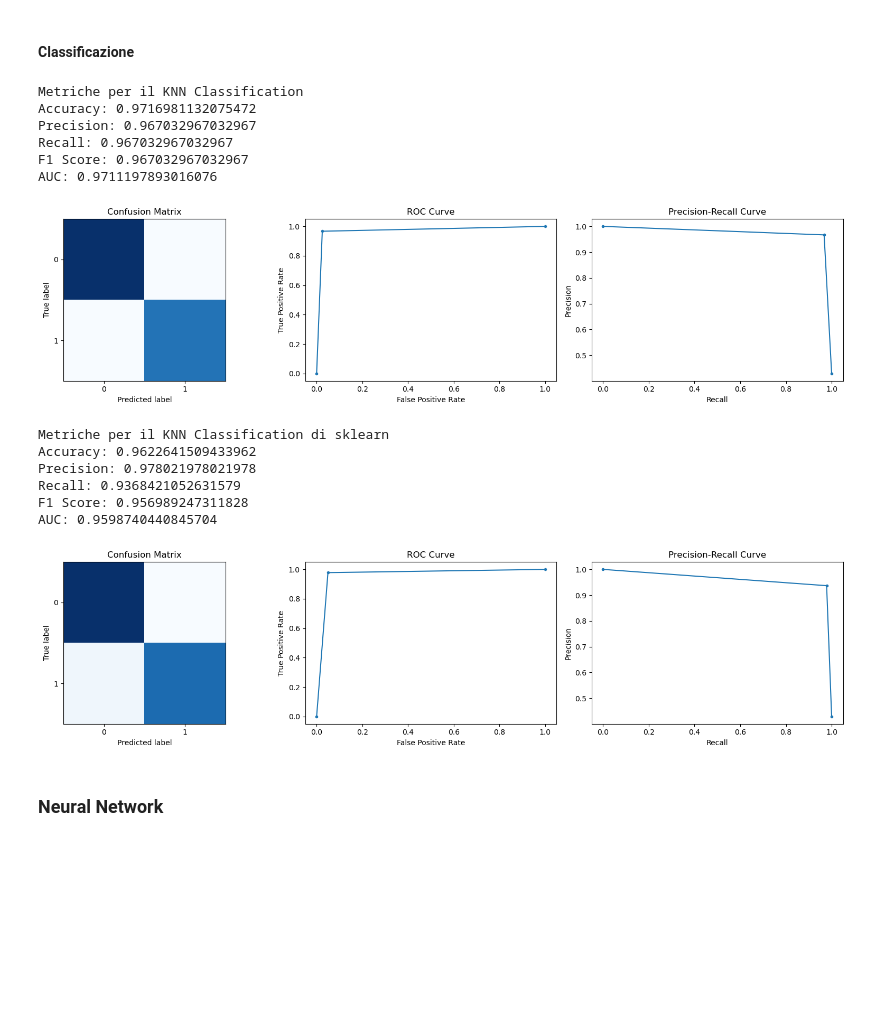
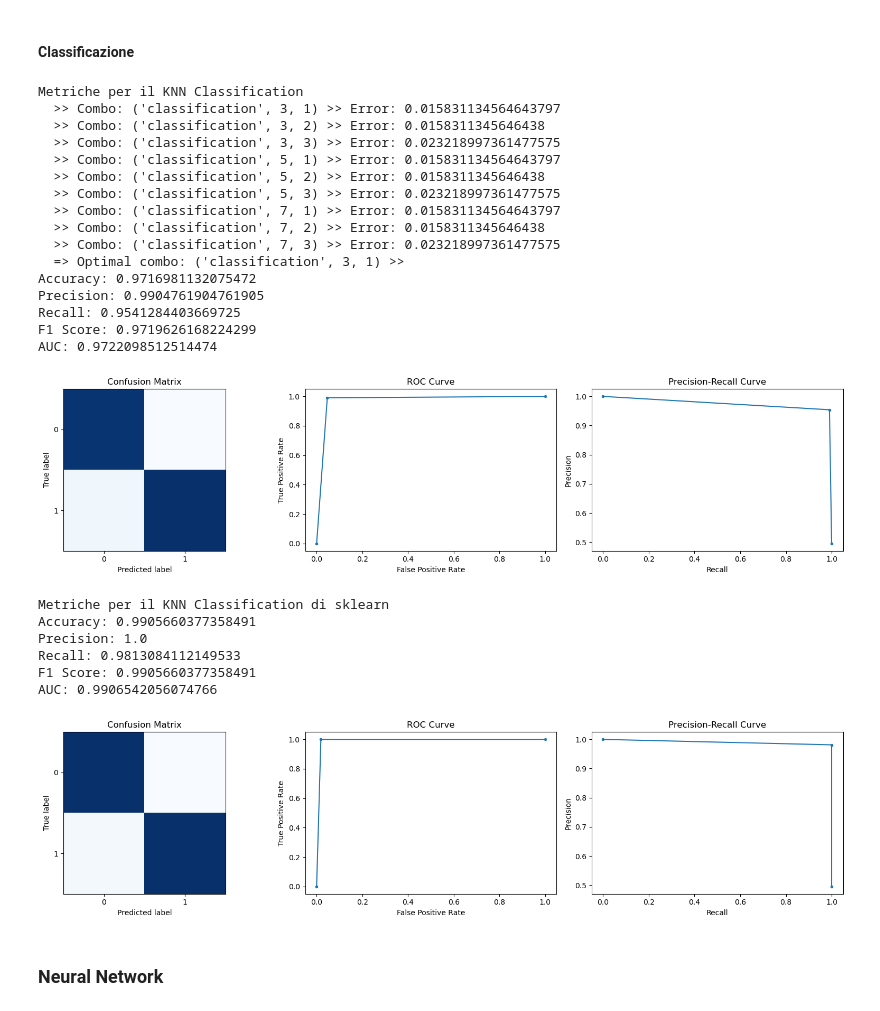
Before and after one commit to alepot55/Predicting-Obesity, a Jupyter notebook: hw1.ipynb, the cells around one changed output. Drawn from its saved outputs; the diff is of its cells as text; code cells hidden in the pictures; blank space fills up the shorter version.

```diff
--- a/hw1.ipynb
+++ b/hw1.ipynb
@@ -372,10 +372,16 @@ def grid_search(x, y, model_class, model_params, k, loss, verbose):  # Grid sear
 
         # Stampa il progresso
         if verbose:
-            print(f"Combo: {combo}, Error: {error}")
+            print(f"  >> Combo: {combo} >> Error: {error}")
 
     # Trova la combinazione di parametri con l'errore minore
-    return combinations[np.argmin(errors)]
+    combo_optim = combinations[np.argmin(errors)]
+
+    # Stampa i parametri ottimali
+    if verbose:
+            print(f"  => Optimal combo: {combo_optim} >>")
+
+    return combo_optim
 
 def model_selection(model_class, model_params, mode, k=5, loss=mean_squared_error, bins=-1, verbose=False, standardization=False,):  # Model selection tramite k-fold cross validation
 
@@ -1377,12 +1511,7 @@ class MyNearestNeighbors:
     def __init__(self, mode, method = None, k=3, p=2): # Inizializza il modello
         self.k = k
         self.p = p
-
-        # Imposta il metodo in base alla modalità
-        if mode == "classification":
-            self.method = "classification"
-        else:
-            self.method = method
+        self.mode = mode
 
     def fit(self, X, Y): # Salva i dati di addestramento
         self.X = X
@@ -1407,9 +1536,9 @@ class MyNearestNeighbors:
 
     def predict(self, X): # Predice i valori in base alla modalità
         indices = np.apply_along_axis(self.NN, 1, X)
-        if self.method == "classification":
+        if self.mode == "classification":
             return self.classify(indices)
-        if self.method == "average":
+        if self.mode == "regression":
             return self.average(indices)
 # %% [markdown]
 #### Regressione
@@ -1457,44 +1595,54 @@ RMSE: 4.468260597168285
 # %%
 # Valutazione del modello KNN per la classificazione
 
 # Il mio modello
 
 model_params = {
     "mode": ["classification"],
-    "k": [5],
-    "p": [2],
+    "k": [3, 5, 7],
+    "p": [1, 2, 3],
 }
 
 print("Metriche per il KNN Classification")
-optim_params["KNN Classification"], classification_results["KNN Classification"] = model_selection(MyNearestNeighbors, model_params, mode="classification")
+optim_params["KNN Classification"], classification_results["KNN Classification"] = model_selection(MyNearestNeighbors, model_params, mode="classification", verbose=True)
 
 # Il modello di sklearn
 
 from sklearn.neighbors import KNeighborsClassifier
 
 n_neighbors = optim_params["KNN Classification"]["k"]
 p = optim_params["KNN Classification"]["p"]
 weights = "uniform"
 
 model = KNeighborsClassifier(n_neighbors=n_neighbors, p=p, weights=weights)
 
 print("\nMetriche per il KNN Classification di sklearn")
 sklearn_results(model, "classification")
 # %% [output]
 Metriche per il KNN Classification
+  >> Combo: ('classification', 3, 1) >> Error: 0.015831134564643797
+  >> Combo: ('classification', 3, 2) >> Error: 0.0158311345646438
+  >> Combo: ('classification', 3, 3) >> Error: 0.023218997361477575
+  >> Combo: ('classification', 5, 1) >> Error: 0.015831134564643797
+  >> Combo: ('classification', 5, 2) >> Error: 0.0158311345646438
+  >> Combo: ('classification', 5, 3) >> Error: 0.023218997361477575
+  >> Combo: ('classification', 7, 1) >> Error: 0.015831134564643797
+  >> Combo: ('classification', 7, 2) >> Error: 0.0158311345646438
+  >> Combo: ('classification', 7, 3) >> Error: 0.023218997361477575
+  => Optimal combo: ('classification', 3, 1) >>
 Accuracy: 0.9716981132075472
-Precision: 0.967032967032967
-Recall: 0.967032967032967
-F1 Score: 0.967032967032967
-AUC: 0.9711197893016076
+Precision: 0.9904761904761905
+Recall: 0.9541284403669725
+F1 Score: 0.9719626168224299
+AUC: 0.9722098512514474
-[figure, old version]
+[figure, new version]
 Metriche per il KNN Classification di sklearn
-Accuracy: 0.9622641509433962
-Precision: 0.978021978021978
-Recall: 0.9368421052631579
-F1 Score: 0.956989247311828
-AUC: 0.9598740440845704
+Accuracy: 0.9905660377358491
+Precision: 1.0
+Recall: 0.9813084112149533
+F1 Score: 0.9905660377358491
+AUC: 0.9906542056074766
-[figure, old version]
+[figure, new version]
 # %% [markdown]
 ### Neural Network
 # %% [markdown]
```
Also changed, not shown: parts of 27 cells of this notebook.
